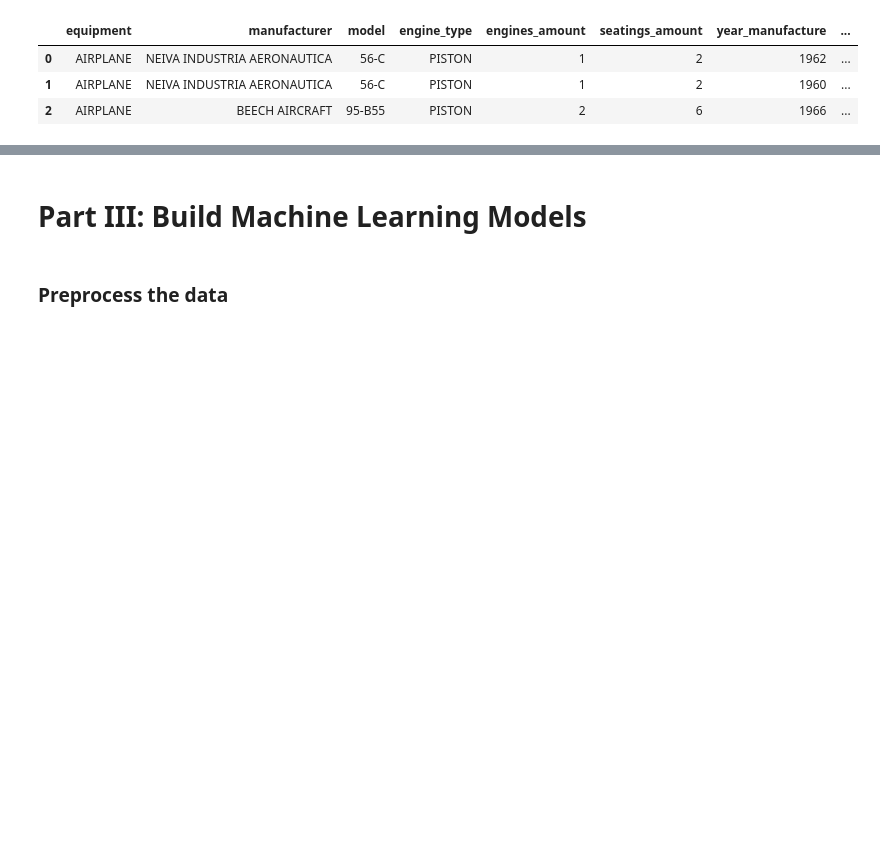
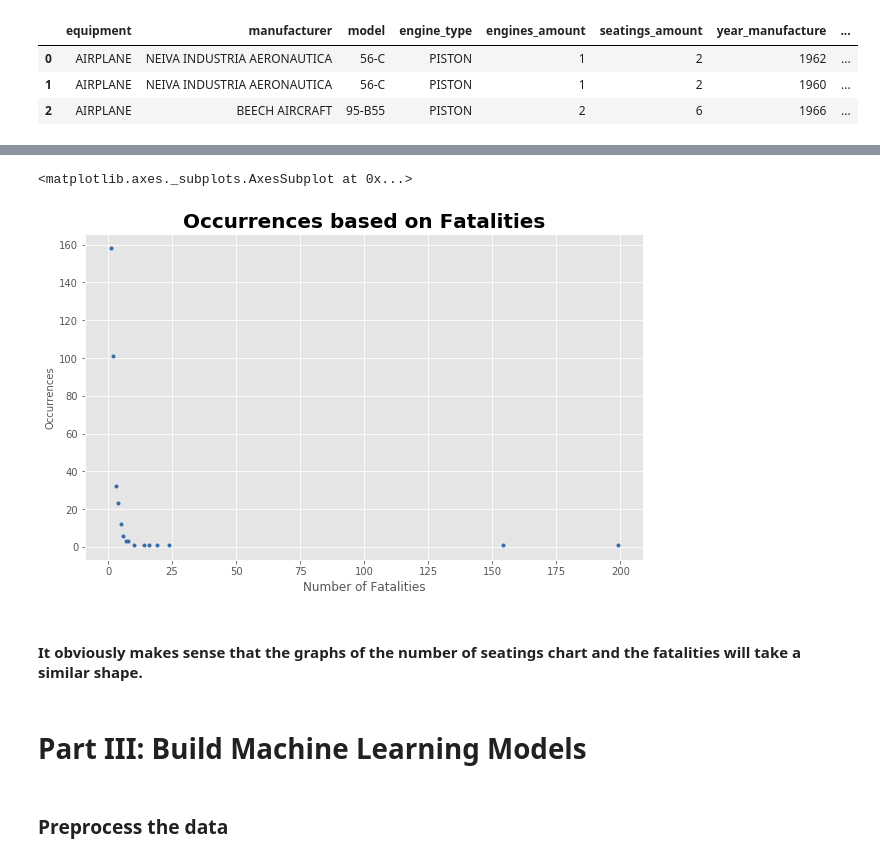
Before and after one commit to jenylmurdock/dsc-5-capstone-project-online-ds-pt-011419, a Jupyter notebook: student.ipynb, the cells around one changed output, grey strips where cells are left out. Saved outputs shown, nothing was run; the diff lists cells and outputs as text; code cells hidden in the pictures; blank space fills up the shorter version.

```diff
--- a/student.ipynb
+++ b/student.ipynb
@@ -1091,3 +1065,14 @@ seats.plot(style=".", color='purple', figsize=(10,6))
+# %%
+fatal = data_fatal['fatalities_amount'].value_counts().sort_index()
+plt.xlabel('Number of Fatalities')
+plt.ylabel('Occurrences', fontsize=10)
+plt.title('Occurrences based on Fatalities', fontsize=20, fontweight='bold')
+fatal.plot(style=".", color='#346ca6', figsize=(10,6))
+# %% [output]
+<matplotlib.axes._subplots.AxesSubplot at 0x...>
+[figure, added]
+# %% [markdown]
+#### It obviously makes sense that the graphs of the number of seatings chart and the fatalities will take a similar shape.
 # %% [markdown]
 # Part III:  Build Machine Learning Models
 # %% [markdown]
```
Also changed, not shown: parts of 65 cells of this notebook.
